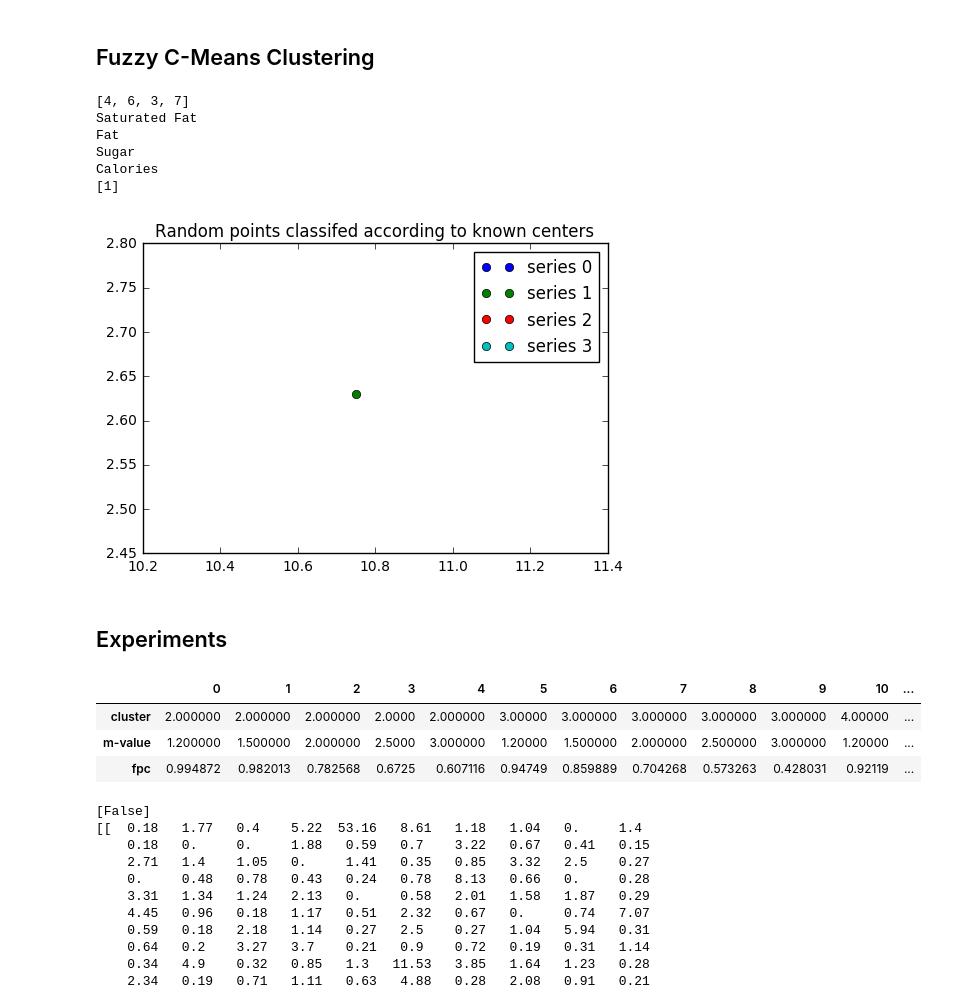
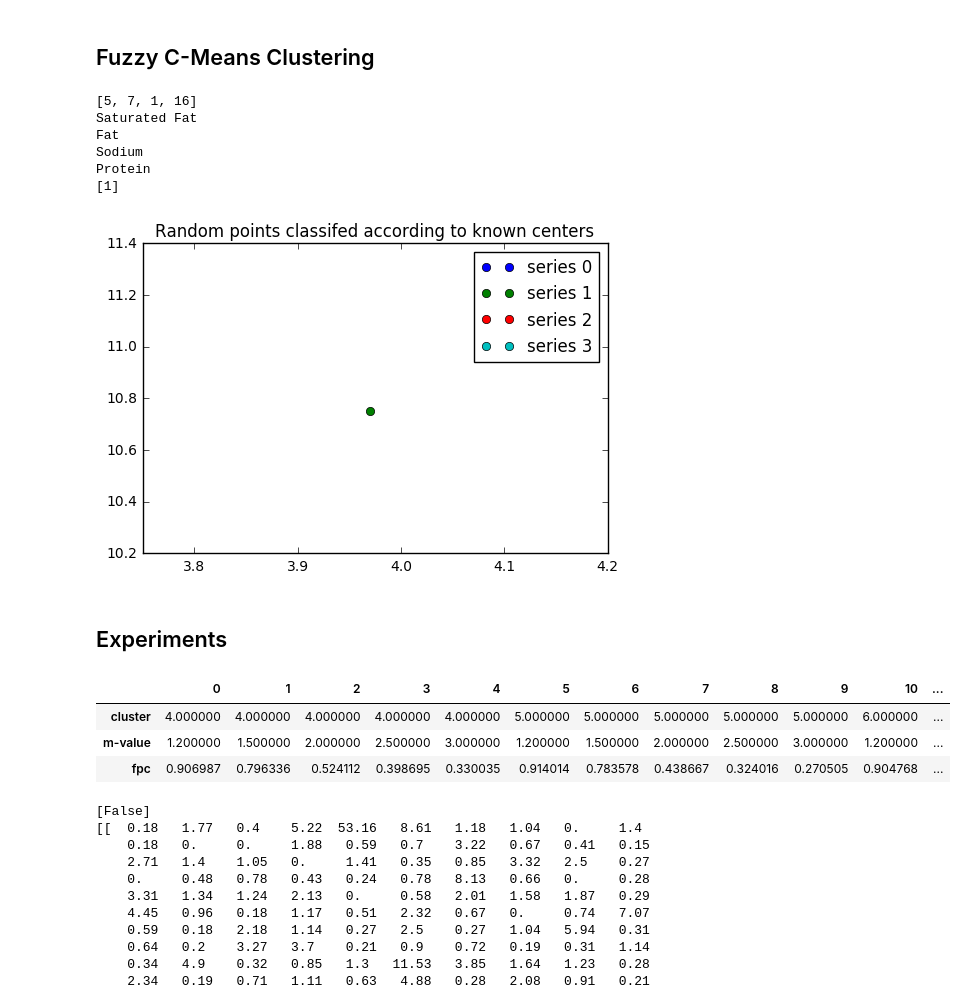
Before and after one commit to amwanjesa/FuzzyFoodieFarm, a Jupyter notebook: Fuzzy Cmeans.ipynb, the cells around one changed output. Drawn from its saved outputs; the diff is of its cells as text; code cells hidden in the pictures.

Commit message:
final clusters

```diff
--- a/Fuzzy Cmeans.ipynb
+++ b/Fuzzy Cmeans.ipynb
@@ -42,7 +42,8 @@ def nutritions():
     nutritionsDict = {nutrition['title']: nutrition['percentOfDailyNeeds'] for nutrition in recipeNutritions}# if nutrition['title'] in selectedNutritions}
     return nutritionsDict
 
-major_keys = ['Caffeine', 'Calories', 'Carbohydrates', 'Cholesterol', 'Fat', 'Fiber', 'Protein', 'Saturated Fat', 'Sugar', 'Sodium']
+major_keys = all_keys = ['Caffeine', 'Calories', 'Carbohydrates', 'Cholesterol', 'Fat', 'Fiber', 'Protein', 'Saturated Fat', 'Sugar', 'Sodium', 'Iron', 'Vitamin A', 'Vitamin B1', 'Vitamin B2', 'Vitamin B3', 'Vitamin B5', 'Vitamin E']
+
 nutritions = nutritions()
 nutritions
 # %% [output]
@@ -132,37 +133,37 @@ ax3.legend()
 
 plt.show()
 # %% [output]
-[4, 6, 3, 7]
+[5, 7, 1, 16]
 Saturated Fat
 Fat
-Sugar
-Calories
+Sodium
+Protein
 [1]
-[figure, old version]
+[figure, new version]
 # %% [markdown]
 ## Experiments
 # %%
 import pandas as pd
 import pickle
 # experiment with which m values and amount of clusters training goes the best by looking at the fpc
 experiments = []
 m_list = [1.2, 1.5, 2, 2.5, 3]
 # check for different amount of clusters
 clf = fuzz.cluster.cmeans(nutrition_vectors.T, 4, 1.2, error=0.005, maxiter=10000, init=None)
 with open('cluster.pkl', 'wb') as handle:
                 pickle.dump(clf, handle,  protocol=pickle.HIGHEST_PROTOCOL)
-for nclusters in range(2, 5):
+for nclusters in range(4, 7):
     # check for different amount of m's
     for m in m_list:
         cntrs, _, _, _, _, _, fpc = fuzz.cluster.cmeans(nutrition_vectors.T, nclusters, m, error=0.005, maxiter=1000, init=None)
         experiments.append((nclusters, m, fpc))
 df = pd.DataFrame(experiments, columns=["cluster", "m-value", "fpc"])
 df.T
 # %% [output]
 |  | 0 | 1 | 2 | 3 | 4 | 5 | 6 | 7 | 8 | 9 | 10 | ... |
-| cluster | 2.000000 | 2.000000 | 2.000000 | 2.0000 | 2.000000 | 3.00000 | 3.000000 | 3.000000 | 3.000000 | 3.000000 | 4.00000 | ... |
-| m-value | 1.200000 | 1.500000 | 2.000000 | 2.5000 | 3.000000 | 1.20000 | 1.500000 | 2.000000 | 2.500000 | 3.000000 | 1.20000 | ... |
-| fpc | 0.994872 | 0.982013 | 0.782568 | 0.6725 | 0.607116 | 0.94749 | 0.859889 | 0.704268 | 0.573263 | 0.428031 | 0.92119 | ... |
+| cluster | 4.000000 | 4.000000 | 4.000000 | 4.000000 | 4.000000 | 5.000000 | 5.000000 | 5.000000 | 5.000000 | 5.000000 | 6.000000 | ... |
+| m-value | 1.200000 | 1.500000 | 2.000000 | 2.500000 | 3.000000 | 1.200000 | 1.500000 | 2.000000 | 2.500000 | 3.000000 | 1.200000 | ... |
+| fpc | 0.906987 | 0.796336 | 0.524112 | 0.398695 | 0.330035 | 0.914014 | 0.783578 | 0.438667 | 0.324016 | 0.270505 | 0.904768 | ... |
 # %%
 # this is to make sense of what the u.argmax does (not used for fuzzy cmeans clustering)
 print(u.argmax(axis=0) == j)
```
Also changed, not shown: parts of 1 cell of this notebook, 2 other files.
